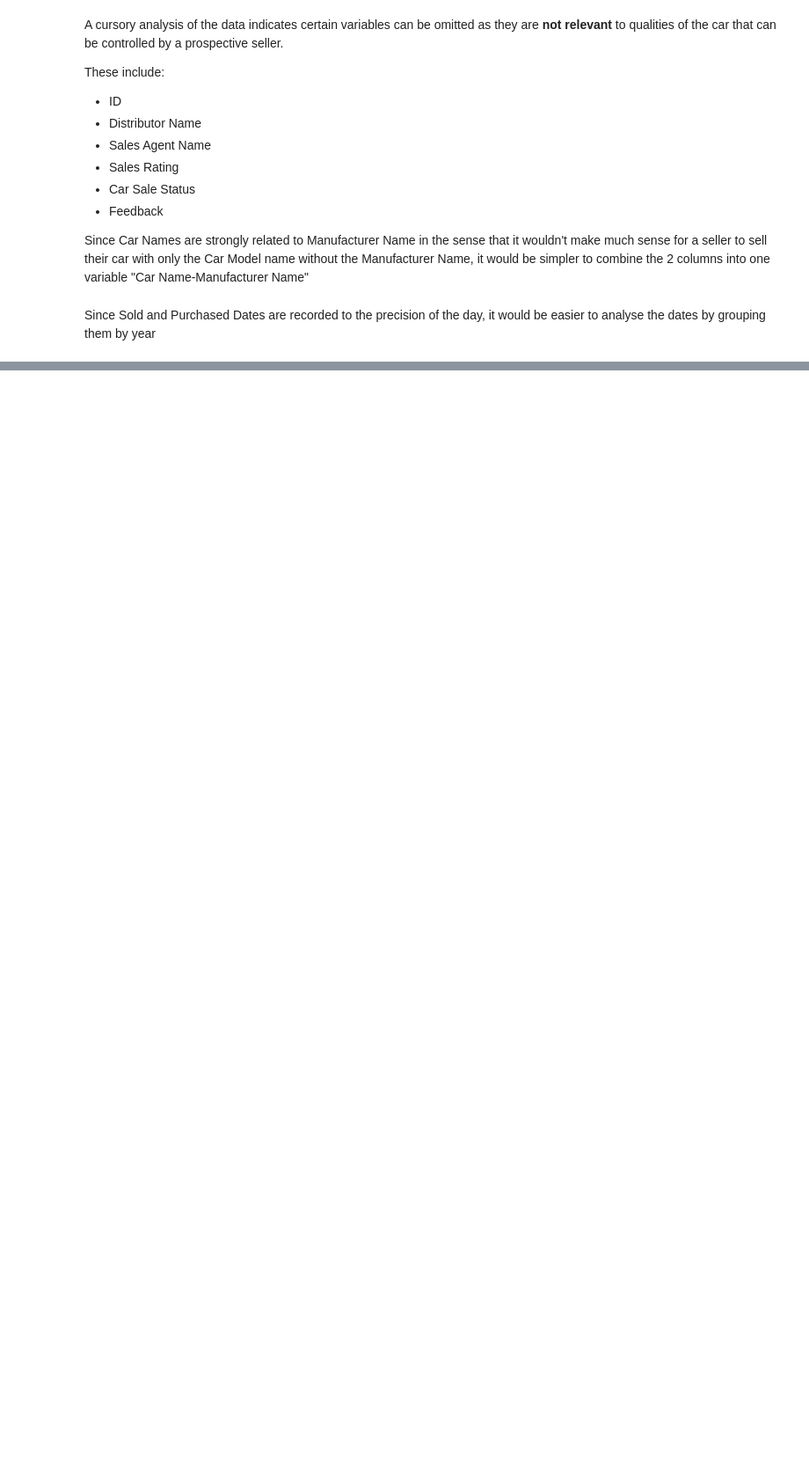
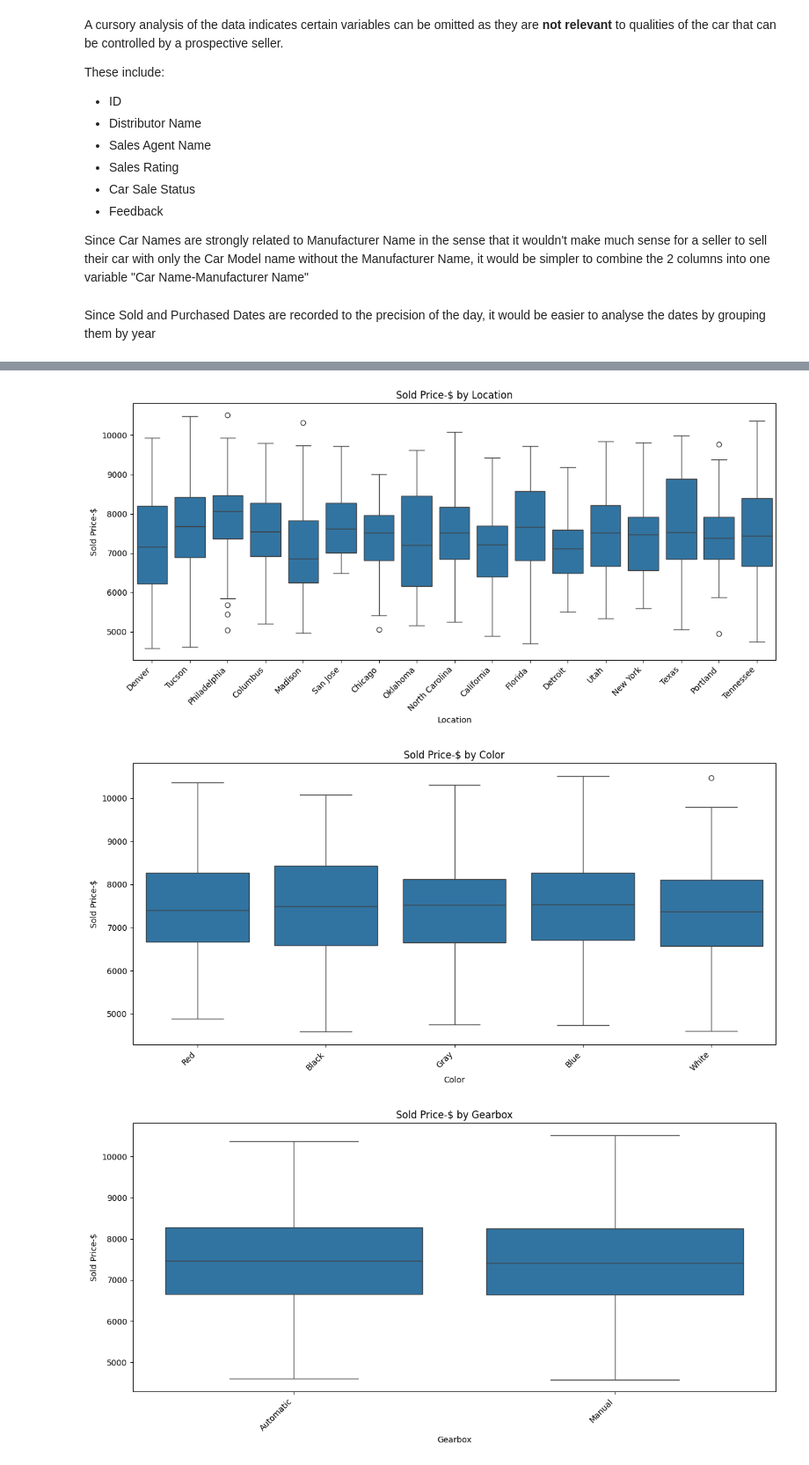
Before and after one commit to keechongwei/SC1015, a Jupyter notebook: MiniProject.ipynb, the cells around one changed output, grey strips where cells are left out. Shown at 88% size. Saved outputs shown, nothing was run; the diff lists cells and outputs as text; code cells hidden in the pictures; blank space fills up the shorter version.

```diff
--- a/MiniProject.ipynb
+++ b/MiniProject.ipynb
@@ -439,0 +526,14 @@ It can be observed that the following variables have a significant effect on Sol
+# %%
+# Define the target variable
+target = 'Sold Price-$'
+columns = convertible_categorical_data.columns
+skipped_columns = ['Sold Price-$','Sold Date','Purchased Date','Car Type','Year Sold']
+# Loop through each categorical variable and plot boxplot
+for col in columns:
+    if col not in skipped_columns:
+        plt.figure(figsize=(12, 6))
+        sns.boxplot(x=convertible_categorical_data[col], y=convertible_categorical_data[target])
+        plt.title(f'{target} by {col}')
+        plt.xticks(rotation=45, ha='right')
+        plt.tight_layout()
+        plt.show()
@@ -439,0 +550,18 @@ It can be observed that the following variables have a significant effect on Sol
+# %%
+# Define the target variable
+target = 'Sold Price-$'
+columns = SUV_categorical_data.columns
+skipped_columns = ['Sold Price-$','Sold Date','Purchased Date','Car Type','Year Sold']
+# Loop through each categorical variable and plot boxplot
+for col in columns:
+    if col not in skipped_columns:
+        plt.figure(figsize=(12, 6))
+        sns.boxplot(x=SUV_categorical_data[col], y=SUV_categorical_data[target])
+        plt.title(f'{target} by {col}')
+        plt.xticks(rotation=45, ha='right')
+        plt.tight_layout()
+        plt.show()
+# %% [output]
+[figure, added]
+[figure, added]
+[figure, added]
```
Also changed, not shown: parts of 37 cells of this notebook.
